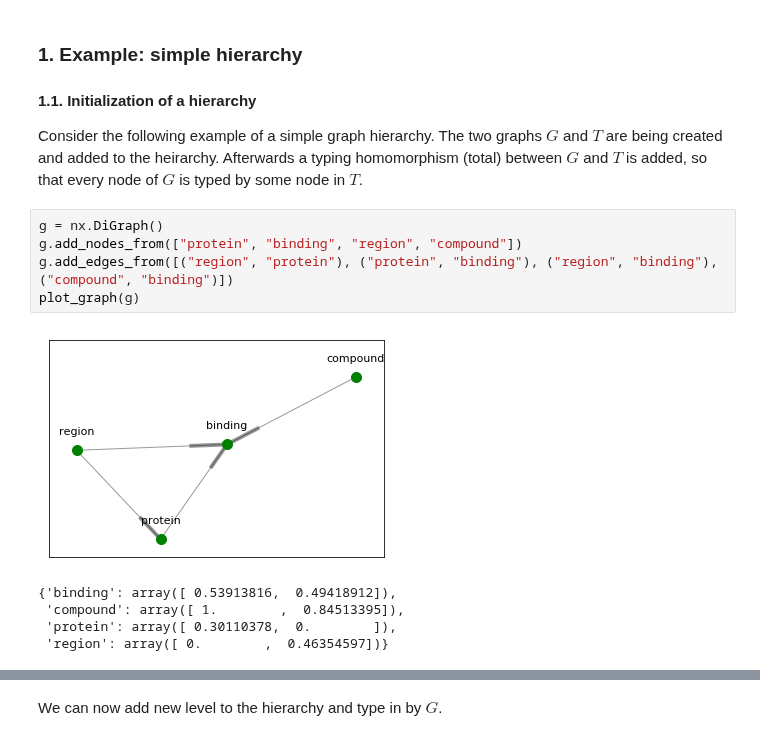
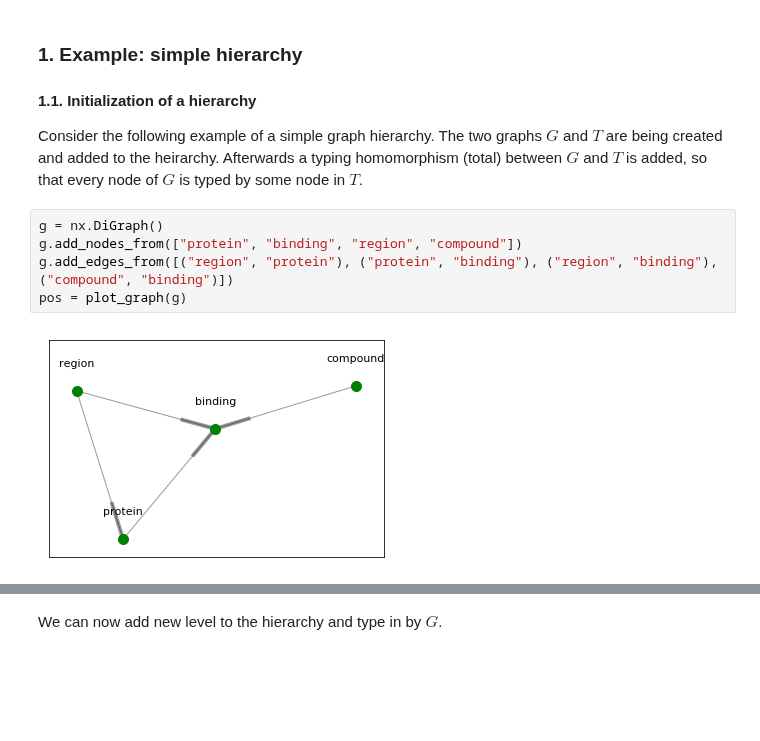
Before and after one commit to Kappa-Dev/ReGraph, a Jupyter notebook: examples/ReGraph_demo.ipynb, the cells around one changed output, grey strips where cells are left out. Saved outputs shown, nothing was run; the diff lists cells and outputs as text; blank space fills up the shorter version.

```diff
--- a/examples/ReGraph_demo.ipynb
+++ b/examples/ReGraph_demo.ipynb
@@ -205,14 +190,10 @@ Consider the following example of a simple graph hierarchy. The two graphs $G$ a
 # %%
 g = nx.DiGraph()
 g.add_nodes_from(["protein", "binding", "region", "compound"])
 g.add_edges_from([("region", "protein"), ("protein", "binding"), ("region", "binding"), ("compound", "binding")])
-plot_graph(g)
+pos = plot_graph(g)
 # %% [output]
-[figure, old version]
+[figure, new version]
-{'binding': array([ 0.53913816,  0.49418912]),
- 'compound': array([ 1.        ,  0.84513395]),
- 'protein': array([ 0.30110378,  0.        ]),
- 'region': array([ 0.        ,  0.46354597])}
 # %%
 t = nx.DiGraph()
 t.add_nodes_from(["action", "agent"])
```
Also changed, not shown: parts of 29 cells of this notebook.
